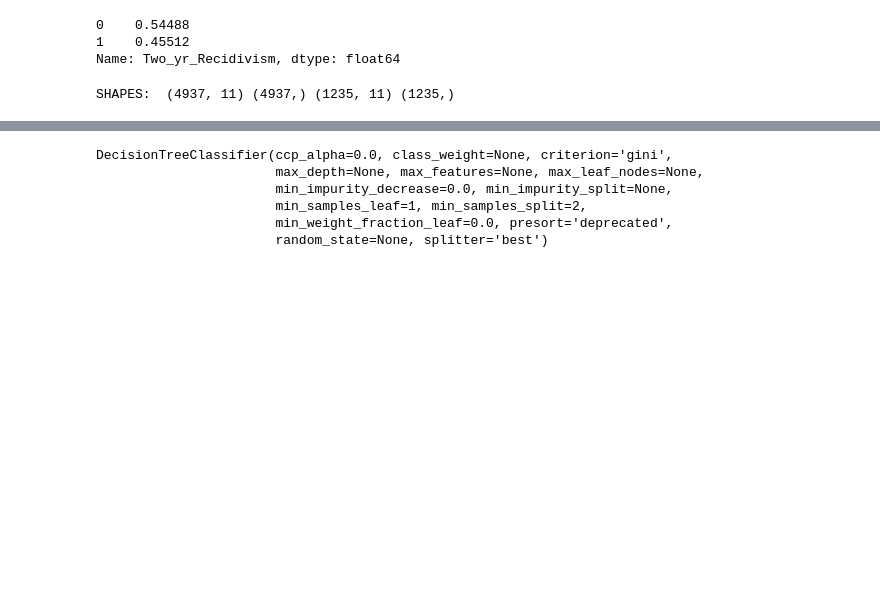
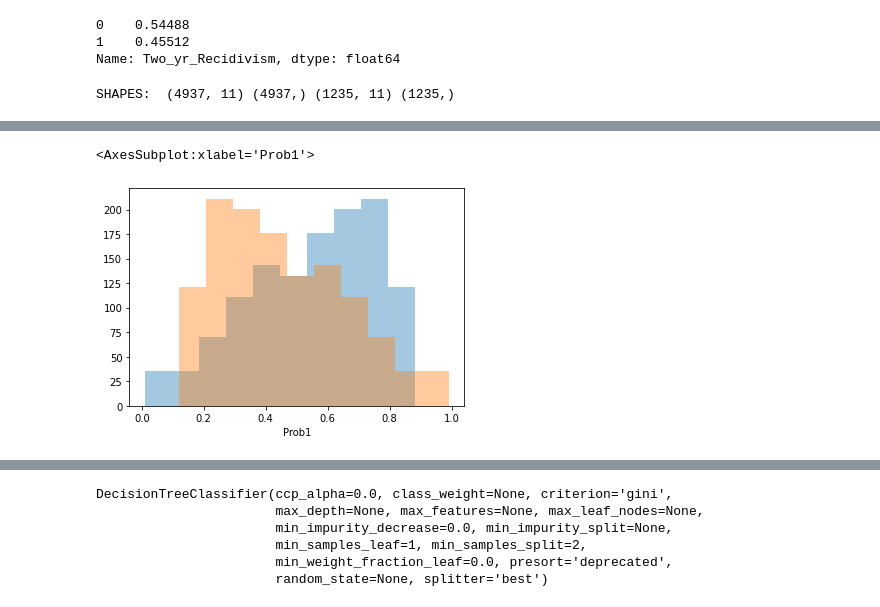
Before and after one commit to xsharonhe/compas-dataset, a Jupyter notebook: compas-dataset.ipynb, the cells around one changed output, grey strips where cells are left out. Saved outputs shown, nothing was run; the diff lists cells and outputs as text; code cells hidden in the pictures; blank space fills up the shorter version.

Commit message:
Final EDA + Logistic Regression

```diff
--- a/compas-dataset.ipynb
+++ b/compas-dataset.ipynb
@@ -453,0 +516,4 @@ SHAPES:  (4937, 11) (4937,) (1235, 11) (1235,)
+# %%
+model = LogisticRegression()
+# %%
+model.fit(X_train, y_train)
@@ -453,0 +544,3 @@ SHAPES:  (4937, 11) (4937,) (1235, 11) (1235,)
+# %%
+predictions_prob = model.predict_proba(X_test)
+predictions_prob[:10]
@@ -453,0 +558,6 @@ SHAPES:  (4937, 11) (4937,) (1235, 11) (1235,)
+# %%
+sns.distplot(predictions_prob[:,0], bins= 10, kde = False, label = 'Prob0', axlabel = 'Prob0')
+sns.distplot(predictions_prob[:,1], bins = 10, kde = False, label = 'Prob1', axlabel = 'Prob1')
+# %% [output]
+<AxesSubplot:xlabel='Prob1'>
+[figure, added]
```
Also changed, not shown: parts of 66 cells of this notebook.
